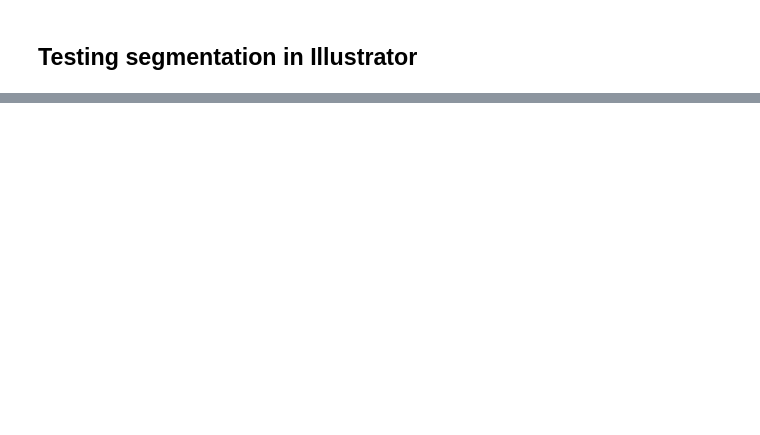
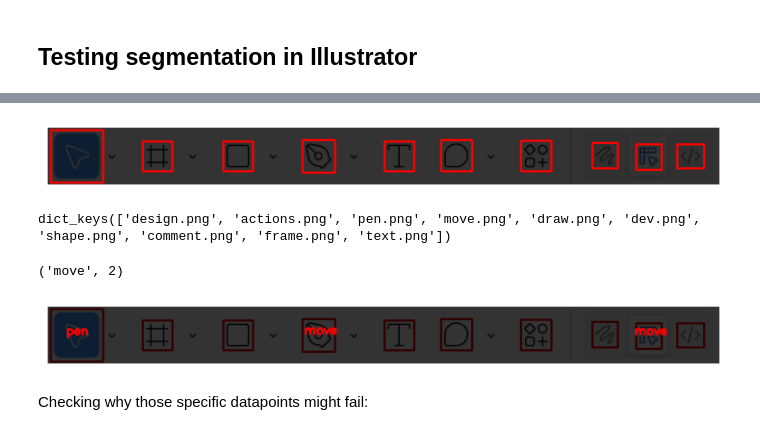
Before and after one commit to marcitt/DVS-Project, a Jupyter notebook: gui-analysis-notebook.ipynb, the cells around one changed output, grey strips where cells are left out. Cells and saved outputs as stored; diff of their text form; code cells hidden in the pictures; blank space fills up the shorter version.

```diff
--- a/gui-analysis-notebook.ipynb
+++ b/gui-analysis-notebook.ipynb
@@ -373,0 +394,6 @@ imshow(cluster_img, write=False)
+# %%
+image = load_rgb('sample-data/figma-toolbar.png')
+bounding_boxes, centres = extract_icons(image, light_mode=True, icon_list="toolbar-dataset", smallest_ratio=0.005, largest_ratio=0.5)
+imshow(bounding_boxes, write=False)
+# %% [output]
+[figure, added]
@@ -373,0 +464,10 @@ imshow(cluster_img, write=False)
+# %%
+features.keys()
+# %% [output]
+dict_keys(['design.png', 'actions.png', 'pen.png', 'move.png', 'draw.png', 'dev.png', 'shape.png', 'comment.png', 'frame.png', 'text.png'])
+# %%
+# small test to make sure it works on a single icon match
+image = load_rgb('sample-data/pen.png')
+find_closest_match(image)
+# %% [output]
+('move', 2)
@@ -373,0 +524,8 @@ imshow(cluster_img, write=False)
+# %%
+image = load_rgb('sample-data/figma-toolbar.png')
+labels = extract_and_label_icons(image, smallest_ratio=0.005, largest_ratio=0.5)
+imshow(labels, write="labelled-toolbar.png")
+# %% [output]
+[figure, added]
+# %% [markdown]
+Checking why those specific datapoints might fail:
```
Also changed, not shown: parts of 11 cells of this notebook, 1 other file.
